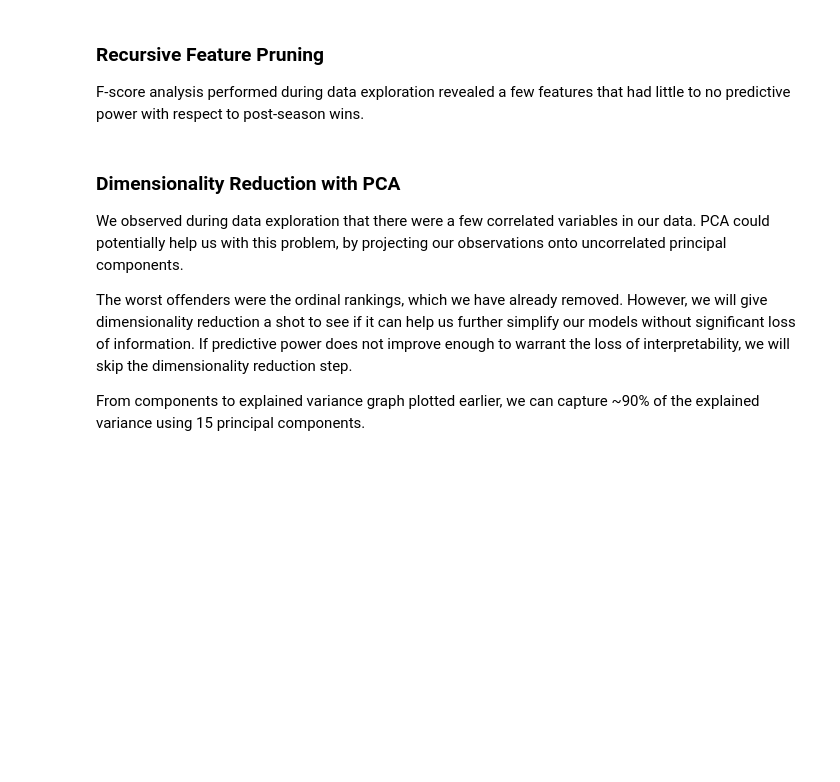
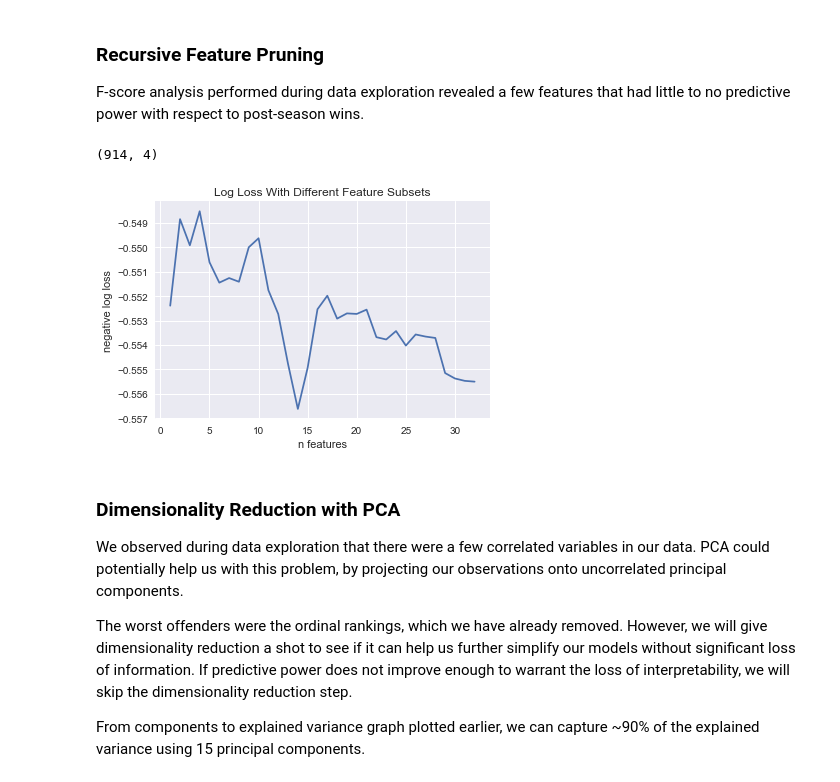
Before and after one commit to jfc4050/march_madness_predictor, a Jupyter notebook: model_testing.ipynb, the cells around one changed output. Saved outputs shown, nothing was run; the diff lists cells and outputs as text; code cells hidden in the pictures; blank space fills up the shorter version.

```diff
--- a/model_testing.ipynb
+++ b/model_testing.ipynb
@@ -87,12 +87,16 @@ from sklearn.linear_model import LogisticRegression
 # %%
 model = LogisticRegression()
 rfe = RFECV(model, step=1, cv=3, scoring='neg_log_loss')
 rfe.fit(X, y)
 
-X_rfe = rfe.transform(X)
-print(X_rfe.shape)
+X_rfe = rfe.transform(X) ; print(X_rfe.shape)
 
-plt.plot(range(1, len(rfe.grid_scores_) + 1), rfe.grid_scores_)
+fig, ax = plt.subplots()
+ax.plot(range(1, len(rfe.grid_scores_) + 1), rfe.grid_scores_);
+ax.set(title='Log Loss With Different Feature Subsets', xlabel='n features', ylabel='negative log loss');
+# %% [output]
+(914, 4)
+[figure, added]
 # %% [markdown]
 ### Dimensionality Reduction with PCA
 We observed during data exploration that there were a few correlated variables in our data. PCA could potentially help us with this problem, by projecting our observations onto uncorrelated principal components.
```
Also changed, not shown: parts of 13 cells of this notebook.
